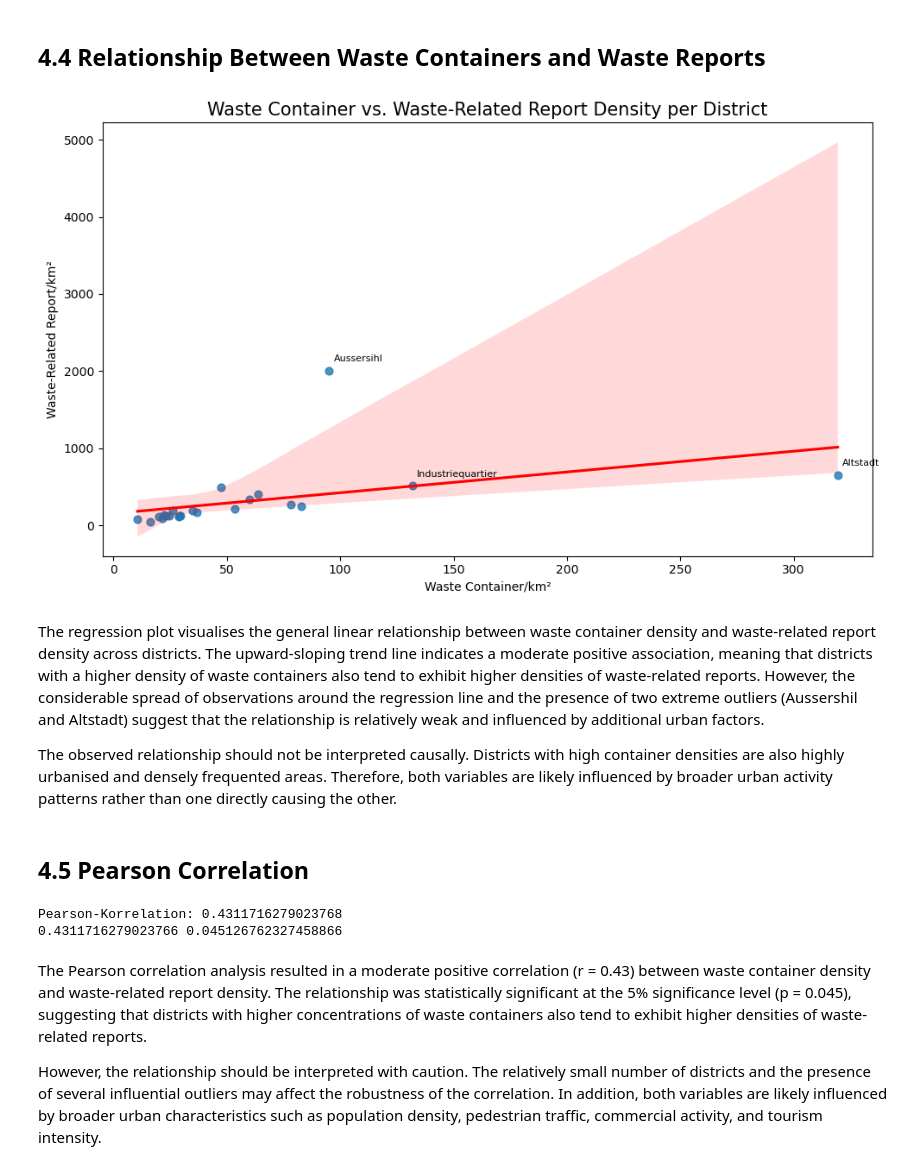
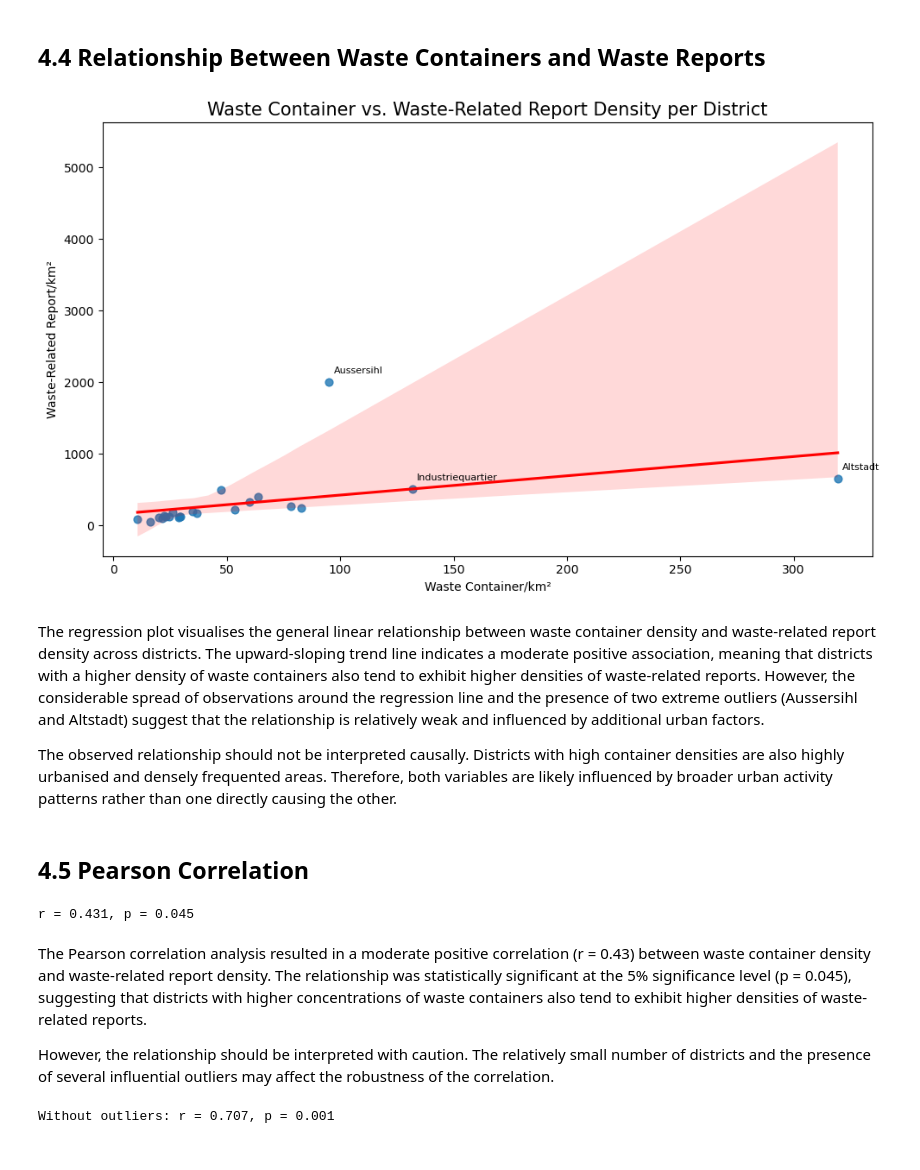
Before and after one commit to fabianott/zueriwieneu_spatial_analysis, a Jupyter notebook: notebooks/spatial_analysis.ipynb, the cells around one changed output. Drawn from its saved outputs; the diff is of its cells as text; code cells hidden in the pictures.

Commit message:
refinement of pearson corr

```diff
--- a/notebooks/spatial_analysis.ipynb
+++ b/notebooks/spatial_analysis.ipynb
@@ -192,23 +190,24 @@ The temporal analysis is used to examine how reporting activity in Zurich change
 To better understand how reporting behaviour changed over time, yearly report densities are calculated and visualised for each district between 2016 and 2025.
 # %%
 # Group by year and calculate the number of reports
-yearly_counts = reports_quartiere_gdf.groupby(["year", "name"]).size().reset_index(name="count")
+yearly_counts = reports_district_gdf.groupby(["year", "name"]).size().reset_index(name="count")
 
 # Standardisation
-yearly_density = yearly_counts.merge(quartiere_gdf[["name", "area_km2"]], on="name")
+yearly_density = yearly_counts.merge(district_gdf[["name", "area_km2"]], on="name")
 yearly_density["density"] = yearly_density["count"] / yearly_density["area_km2"]
 max_yearly_density = yearly_density["density"].max()
 
 # Create choropleth maps
 fig, axs = plt.subplots(2,5, figsize=(16,5))
 axs = axs.flatten()
+fig.suptitle("Reports in Zurich per Year (2016–2025)", fontsize=15, fontweight="bold")
 
 years = range(2016, 2026)
 
 for i, year in enumerate(years):
     ax = axs[i]
     counts_year = yearly_counts[yearly_counts["year"] == year]
-    yearly_map_gdf = quartiere_gdf.merge(counts_year, on="name", how="left")
+    yearly_map_gdf = district_gdf.merge(counts_year, on="name", how="left")
 
     yearly_map_gdf["density"] = yearly_map_gdf["count"] / yearly_map_gdf["area_km2"]
 
@@ -220,7 +219,6 @@ for i, year in enumerate(years):
     ax.axis("off")
 
 sm = plt.cm.ScalarMappable(cmap="Reds", norm=plt.Normalize(vmin=0, vmax=max_yearly_density))
-sm._A = []
 cbar = fig.colorbar(sm, ax=axs, orientation="vertical", shrink=0.5, pad=0.03)
 cbar.set_label("Number of Reports/km²", fontsize=11)
 
@@ -287,21 +285,21 @@ To further investigate the high concentration of waste-related reports, the spat
 fig, ax = plt.subplots(figsize=(8,8))
 
 # Filter waste-related reports (already spatially joined data)
-waste_reports_gdf = reports_quartiere_gdf[reports_quartiere_gdf["service_code"] == "Abfall/Sammelstelle"]
+waste_reports_gdf = reports_district_gdf[reports_district_gdf["service_code"] == "Abfall/Sammelstelle"]
 
 # Aggregate by district
 waste_counts = (waste_reports_gdf.groupby("name").size().reset_index(name="count"))
 
 # Merge with district geometries
-quartiere_waste_gdf = quartiere_gdf.merge(waste_counts, on="name", how="left")
+district_waste_gdf = district_gdf.merge(waste_counts, on="name", how="left")
 
 # Standardization
-quartiere_waste_gdf["count"] = quartiere_waste_gdf["count"].fillna(0)
-quartiere_waste_gdf["density"] = quartiere_waste_gdf["count"] / quartiere_waste_gdf["area_km2"]
+district_waste_gdf["count"] = district_waste_gdf["count"].fillna(0)
+district_waste_gdf["density"] = district_waste_gdf["count"] / district_waste_gdf["area_km2"]
 
 lakes_gdf.plot(ax=ax, color="skyblue", zorder=2)
 
-quartiere_waste_gdf.plot(
+district_waste_gdf.plot(
     column="density",
     cmap="Reds",
     legend=True,
@@ -354,18 +352,18 @@ plt.show()
 [figure]
 # %%
 # Spatial Join
-waste_quartiere_gdf = gpd.sjoin(waste_containers, quartiere_gdf, how="inner", predicate="within")
-waste_container_counts = waste_quartiere_gdf.groupby("name").size().reset_index(name="count")
-quartiere_waste_container_counts_gdf = quartiere_gdf.merge(waste_container_counts, on="name", how="left")
+waste_container_district_gdf = gpd.sjoin(waste_containers, district_gdf, how="inner", predicate="within")
+waste_container_counts = waste_container_district_gdf.groupby("name").size().reset_index(name="count")
+district_waste_container_counts_gdf = district_gdf.merge(waste_container_counts, on="name", how="left")
 
 # Standardization
-quartiere_waste_container_counts_gdf["density"] = quartiere_waste_container_counts_gdf["count"] / quartiere_waste_container_counts_gdf["area_km2"]
+district_waste_container_counts_gdf["density"] = district_waste_container_counts_gdf["count"] / district_waste_container_counts_gdf["area_km2"]
 
 fig, ax = plt.subplots(1,1, figsize=(7, 5))
 
 lakes_gdf.plot(ax=ax, color="skyblue", zorder=2)
 
-quartiere_waste_container_counts_gdf.plot(
+district_waste_container_counts_gdf.plot(
     column="density",
     cmap="Reds",
     legend=True,
@@ -410,56 +406,60 @@ The distribution of waste containers is highly uneven across Zurich. Central dis
 ## 4.4 Relationship Between Waste Containers and Waste Reports
 # %%
 # Regressionplot Waste Container vs. Report Density per District
-df_container = quartiere_waste_container_counts_gdf[["name", "density"]].rename(columns={"density": "container_density"})
-df_reports = quartiere_waste_gdf[["name", "density"]].rename(columns={"density": "report_density"})
+df_container = district_waste_container_counts_gdf[["name", "density"]].rename(columns={"density": "container_density"})
+df_reports = district_waste_gdf[["name", "density"]].rename(columns={"density": "report_density"})
 analysis_df = df_container.merge(df_reports, on="name")
 
 plt.figure(figsize=(10, 6))
 
 sns.regplot(
     data=analysis_df,
     x="container_density",
     y="report_density",
     scatter_kws={"s":40},
     line_kws={"color":"red"})
 
 for i, row in analysis_df.iterrows():
     if row["report_density"] > 500 or row["container_density"] > 200:
         plt.text(
             row["container_density"]+2,
             row["report_density"]+120,
             row["name"],
             fontsize=8
         )
 plt.title("Waste Container vs. Waste-Related Report Density per District", fontsize=15)
 plt.xlabel("Waste Container/km²")
 plt.ylabel("Waste-Related Report/km²")
 
 plt.tight_layout()
 
 plt.savefig("../outputs/scatter_container_reports.png", dpi=300)
 plt.show()
 # %% [output]
-[figure, old version]
+[figure, new version]
 # %% [markdown]
-The regression plot visualises the general linear relationship between waste container density and waste-related report density across districts. The upward-sloping trend line indicates a moderate positive association, meaning that districts with a higher density of waste containers also tend to exhibit higher densities of waste-related reports. However, the considerable spread of observations around the regression line and the presence of two extreme outliers (Aussershil and Altstadt) suggest that the relationship is relatively weak and influenced by additional urban factors.
+The regression plot visualises the general linear relationship between waste container density and waste-related report density across districts. The upward-sloping trend line indicates a moderate positive association, meaning that districts with a higher density of waste containers also tend to exhibit higher densities of waste-related reports. However, the considerable spread of observations around the regression line and the presence of two extreme outliers (Aussersihl and Altstadt) suggest that the relationship is relatively weak and influenced by additional urban factors.
 
 The observed relationship should not be interpreted causally. Districts with high container densities are also highly urbanised and densely frequented areas. Therefore, both variables are likely influenced by broader urban activity patterns rather than one directly causing the other.
 # %% [markdown]
 ## 4.5 Pearson Correlation
 # %%
-correlation = analysis_df["container_density"].corr(analysis_df["report_density"])
-print("Pearson-Korrelation:", correlation)
-
 r, p = pearsonr(
     analysis_df["container_density"],
     analysis_df["report_density"])
 
-print(r, p)
+print(f"r = {r:.3f}, p = {p:.3f}")
 # %% [output]
-Pearson-Korrelation: 0.4311716279023768
-0.4311716279023766 0.045126762327458866
+r = 0.431, p = 0.045
 # %% [markdown]
 The Pearson correlation analysis resulted in a moderate positive correlation (r = 0.43) between waste container density and waste-related report density. The relationship was statistically significant at the 5% significance level (p = 0.045), suggesting that districts with higher concentrations of waste containers also tend to exhibit higher densities of waste-related reports.
 
-However, the relationship should be interpreted with caution. The relatively small number of districts and the presence of several influential outliers may affect the robustness of the correlation. In addition, both variables are likely influenced by broader urban characteristics such as population density, pedestrian traffic, commercial activity, and tourism intensity.
+However, the relationship should be interpreted with caution. The relatively small number of districts and the presence of several influential outliers may affect the robustness of the correlation.
+# %%
+# Exclude the outliers
+analysis_df_no_outliers = analysis_df[analysis_df["report_density"] < 500]
+r2, p2 = pearsonr(analysis_df_no_outliers["container_density"],
+                  analysis_df_no_outliers["report_density"])
+print(f"Without outliers: r = {r2:.3f}, p = {p2:.3f}")
+# %% [output]
+Without outliers: r = 0.707, p = 0.001
```
Also changed, not shown: parts of 19 cells of this notebook, 7 other files.
